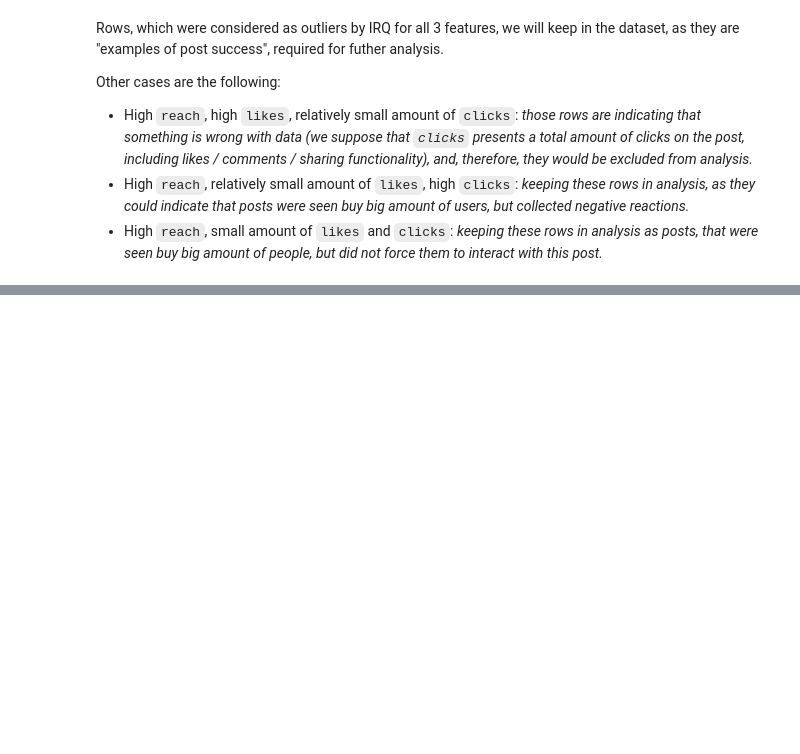
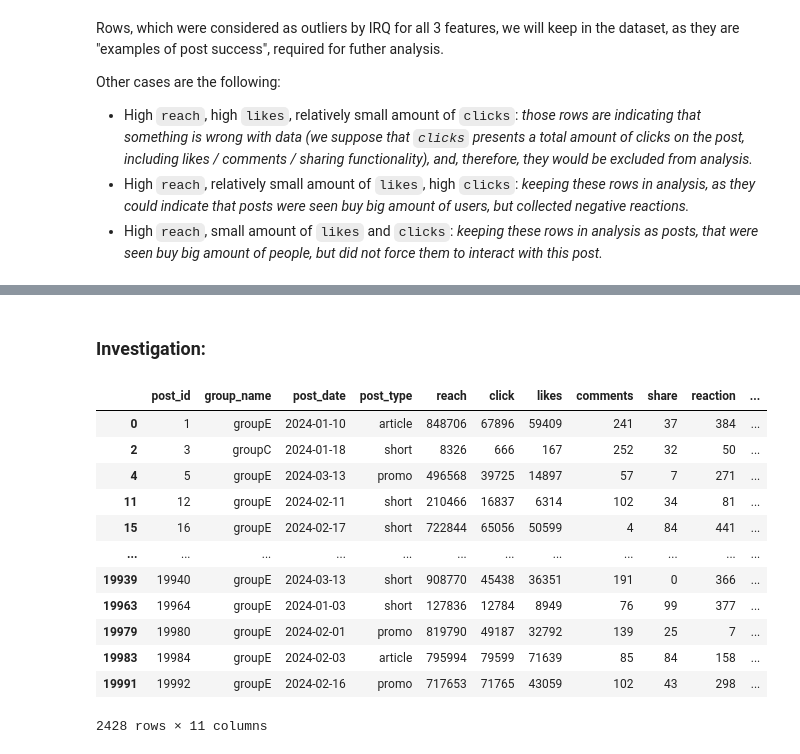
Before and after one commit to KKDD41/DA_Assignment_1, a Jupyter notebook: EDA.ipynb, the cells around one changed output, grey strips where cells are left out. Drawn from its saved outputs; the diff is of its cells as text; code cells hidden in the pictures; blank space fills up the shorter version.

```diff
--- a/EDA.ipynb
+++ b/EDA.ipynb
@@ -583,0 +596,25 @@ Other cases are the following:
+# %% [markdown]
+### Investigation:
+# %%
+posts_and_group_df_filled_missing_values[
+    posts_and_group_df_filled_missing_values["click"] >= (
+        posts_and_group_df_filled_missing_values["likes"] +
+        posts_and_group_df_filled_missing_values["comments"] +
+        posts_and_group_df_filled_missing_values["reaction"] +
+        posts_and_group_df_filled_missing_values["share"]
+    )
+]
+# %% [output]
+|  | post_id | group_name | post_date | post_type | reach | click | likes | comments | share | reaction | ... |
+| 0 | 1 | groupE | 2024-01-10 | article | 848706 | 67896 | 59409 | 241 | 37 | 384 | ... |
+| 2 | 3 | groupC | 2024-01-18 | short | 8326 | 666 | 167 | 252 | 32 | 50 | ... |
+| 4 | 5 | groupE | 2024-03-13 | promo | 496568 | 39725 | 14897 | 57 | 7 | 271 | ... |
+| 11 | 12 | groupE | 2024-02-11 | short | 210466 | 16837 | 6314 | 102 | 34 | 81 | ... |
+| 15 | 16 | groupE | 2024-02-17 | short | 722844 | 65056 | 50599 | 4 | 84 | 441 | ... |
+| ... | ... | ... | ... | ... | ... | ... | ... | ... | ... | ... | ... |
+| 19939 | 19940 | groupE | 2024-03-13 | short | 908770 | 45438 | 36351 | 191 | 0 | 366 | ... |
+| 19963 | 19964 | groupE | 2024-01-03 | short | 127836 | 12784 | 8949 | 76 | 99 | 377 | ... |
+| 19979 | 19980 | groupE | 2024-02-01 | promo | 819790 | 49187 | 32792 | 139 | 25 | 7 | ... |
+| 19983 | 19984 | groupE | 2024-02-03 | article | 795994 | 79599 | 71639 | 85 | 84 | 158 | ... |
+| 19991 | 19992 | groupE | 2024-02-16 | promo | 717653 | 71765 | 43059 | 102 | 43 | 298 | ... |
+2428 rows × 11 columns
```
Also changed, not shown: parts of 9 cells of this notebook.
